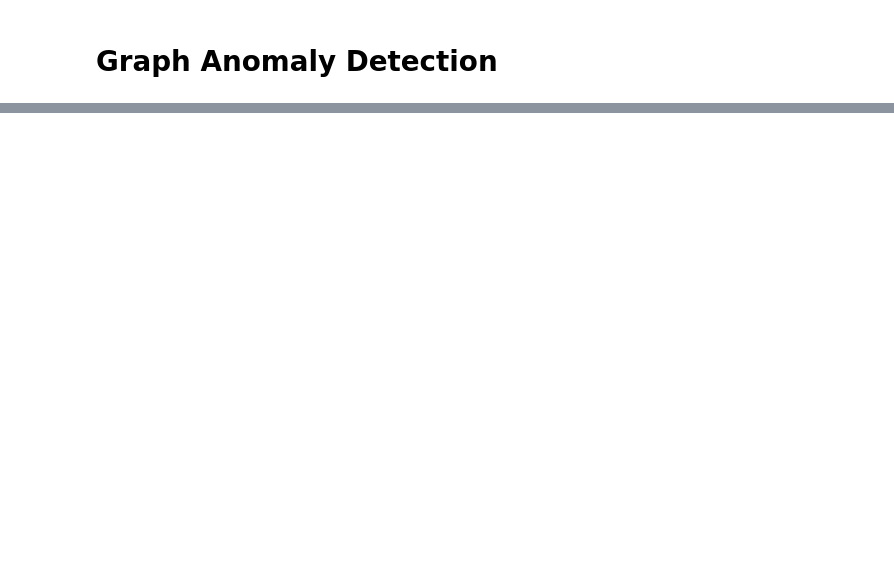
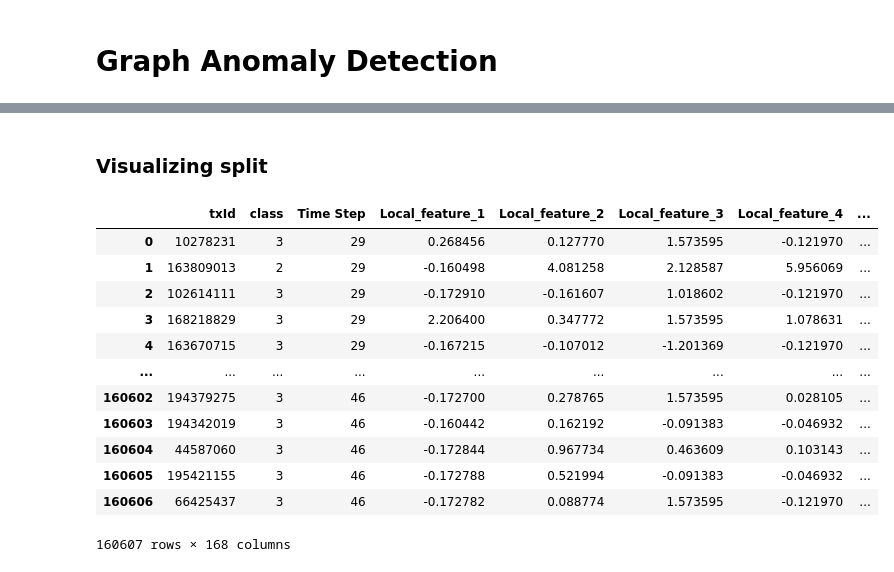
Before and after one commit to Arnau1/GraphAnomaly, a Jupyter notebook: ViewData.ipynb, the cells around one changed output, grey strips where cells are left out. Saved outputs shown, nothing was run; the diff lists cells and outputs as text; code cells hidden in the pictures; blank space fills up the shorter version.

```diff
--- a/ViewData.ipynb
+++ b/ViewData.ipynb
@@ -79,0 +80,53 @@ df_merged.head()
+# %%
+# Count the amount of illicit nodes of each time step
+ilicit_count = []
+
+for i in range(1,50):
+    temp = df_class_feature[df_class_feature['Time Step'] == i].groupby('class').count()
+    temp = temp['txId'].reset_index().rename(columns={'txId': 'count'})#unstack()
+    ilicit_count.append([i, temp[temp['class'] == '1']['count'][0]])
+
+ilicit_count.sort(key = lambda row: row[1], reverse=True)
+# %%
+TEST_SIZE = 0.2
+test_length = 0
+i_group = 0
+assigned_train = []
+assigned_test = []
+test_df = pd.DataFrame()
+train_df = pd.DataFrame()
+
+while test_length < (df_class_feature.shape[0] * TEST_SIZE):
+    if len(assigned_test) == len(assigned_train):
+        assigned_test.append(ilicit_count[i_group][0])
+        test_df = pd.concat([test_df, df_class_feature[:][df_class_feature['Time Step'] == ilicit_count[i_group][0]]], ignore_index=True)
+        test_length+=df_class_feature[df_class_feature['Time Step'] == ilicit_count[i_group][0]].shape[0]
+        i_group+=1
+
+    else:
+        train_df = pd.concat([train_df, df_class_feature[:][df_class_feature['Time Step'] == ilicit_count[i_group][0]]], ignore_index=True)
+        assigned_train.append(ilicit_count[i_group][0])
+        i_group+=1
+
+while i_group < 49:
+    train_df = pd.concat([train_df, df_class_feature[:][df_class_feature['Time Step'] == ilicit_count[i_group][0]]], ignore_index=True)
+    assigned_train.append(ilicit_count[i_group][0])
+    i_group+=1
+# %% [markdown]
+### Visualizing split
+# %%
+train_df
+# %% [output]
+|  | txId | class | Time Step | Local_feature_1 | Local_feature_2 | Local_feature_3 | Local_feature_4 | ... |
+| 0 | 10278231 | 3 | 29 | 0.268456 | 0.127770 | 1.573595 | -0.121970 | ... |
+| 1 | 163809013 | 2 | 29 | -0.160498 | 4.081258 | 2.128587 | 5.956069 | ... |
+| 2 | 102614111 | 3 | 29 | -0.172910 | -0.161607 | 1.018602 | -0.121970 | ... |
+| 3 | 168218829 | 3 | 29 | 2.206400 | 0.347772 | 1.573595 | 1.078631 | ... |
+| 4 | 163670715 | 3 | 29 | -0.167215 | -0.107012 | -1.201369 | -0.121970 | ... |
+| ... | ... | ... | ... | ... | ... | ... | ... | ... |
+| 160602 | 194379275 | 3 | 46 | -0.172700 | 0.278765 | 1.573595 | 0.028105 | ... |
+| 160603 | 194342019 | 3 | 46 | -0.160442 | 0.162192 | -0.091383 | -0.046932 | ... |
+| 160604 | 44587060 | 3 | 46 | -0.172844 | 0.967734 | 0.463609 | 0.103143 | ... |
+| 160605 | 195421155 | 3 | 46 | -0.172788 | 0.521994 | -0.091383 | -0.046932 | ... |
+| 160606 | 66425437 | 3 | 46 | -0.172782 | 0.088774 | 1.573595 | -0.121970 | ... |
+160607 rows × 168 columns
```
Also changed, not shown: parts of 35 cells of this notebook.
